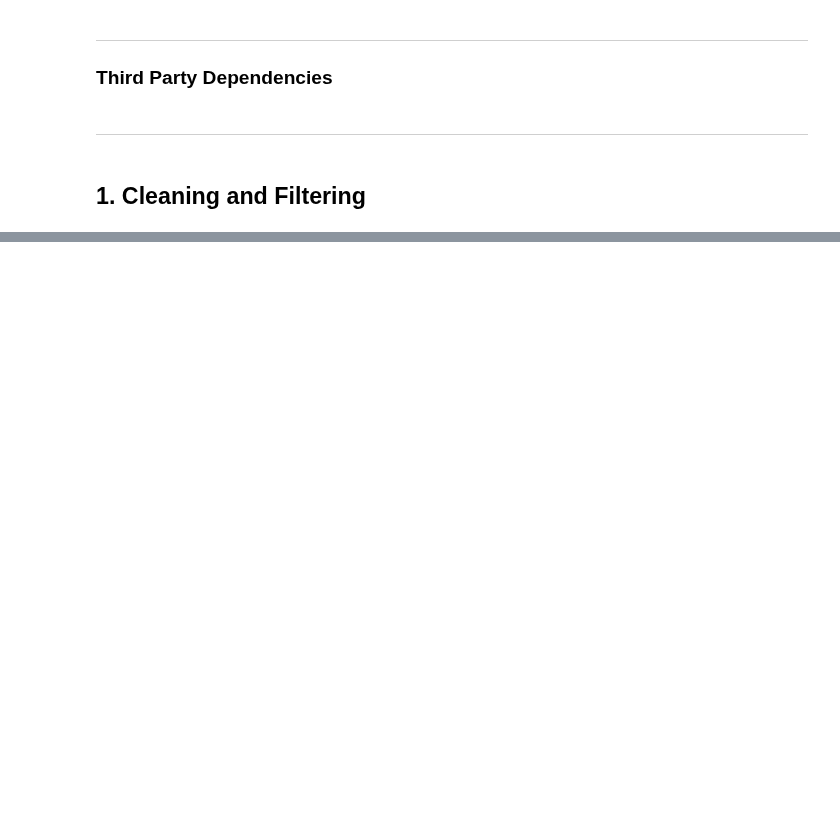
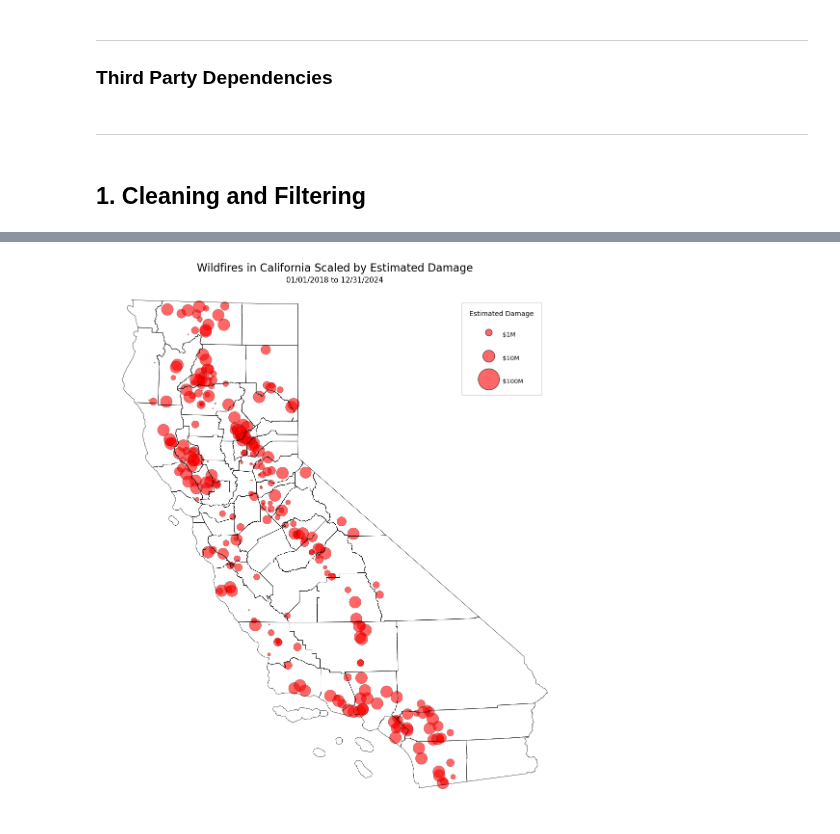
Before and after one commit to dustinlit/California-Wildfire-Ignition-ML-Modeling, a Jupyter notebook: notebooks/01_Fire_Damage_Processing.ipynb, the cells around one changed output, grey strips where cells are left out. Saved outputs shown, nothing was run; the diff lists cells and outputs as text; code cells hidden in the pictures; blank space fills up the shorter version.

```diff
--- a/notebooks/01_Fire_Damage_Processing.ipynb
+++ b/notebooks/01_Fire_Damage_Processing.ipynb
@@ -270,0 +418,11 @@ print("All datasets saved successfully to ../data/raw/damage")
+# %%
+counties_gdf = gpd.read_file('../data/raw/CA_Counties.shp').to_crs(epsg=4326)
+# %%
+fire_gdf = gpd.GeoDataFrame(
+    fire_damages,
+    geometry=gpd.points_from_xy(fire_damages['Lon'], fire_damages['Lat']),
+    crs='EPSG:4326'
+)
+# %%
+fire_proj = fire_gdf.to_crs(epsg=3310)         # California Albers
+counties_proj = counties_gdf.to_crs(epsg=3310)
@@ -270,0 +439,61 @@ print("All datasets saved successfully to ../data/raw/damage")
+# %%
+# Clean damage values (optional: clip large outliers for better scaling)
+damage = fire_proj['Estimated Damage'].clip(upper=1e7)
+
+# Scale circle sizes
+circle_sizes = np.sqrt(damage) / 10 # Square root to reduce skew, adjust divisor to taste
+
+# Plot
+fig, ax = plt.subplots(figsize=(10, 12))
+
+# Plot counties
+counties_proj.boundary.plot(ax=ax, color='black', linewidth=0.5)
+
+# Plot fire points with scaled size
+fire_proj.plot(
+    ax=ax,
+    markersize=circle_sizes,
+    color='red',
+    alpha=0.6,
+    edgecolor='black',
+    linewidth=0.3
+)
+
+# Custom legend
+legend_values = [1e6, 1e7, 1e8]  # Reference damages
+legend_sizes = [np.sqrt(v) / 10 for v in legend_values]
+
+# Create dummy points for the legend
+for size, label in zip(legend_sizes, ['$1M', '$10M', '$100M']):
+    ax.scatter([], [], s=size, color='red', alpha=0.6, edgecolor='black', label=label)
+
+# Apply vertical spacing and style
+ax.legend(
+    title='Estimated Damage',
+    loc='upper right',
+    frameon=True,
+    labelspacing=2.0,      # vertical spacing between labels
+    handleheight=2.5,
+    handlelength=3.0,  # increases size of blank marker handles
+    borderpad=1.3,         # space between legend border and content
+    borderaxespad=4.5,     # space between legend and axes
+    title_fontsize=10,
+    fontsize=9
+)
+
+
+# Add title and formatting
+ax.set_title("Wildfires in California Scaled by Estimated Damage", fontsize=16)
+ax.text(
+    0.5, .987,  # X and Y position in axis coordinates (centered)
+    "01/01/2018 to 12/31/2024",
+    transform=ax.transAxes,
+    ha='center',
+    fontsize=11
+)
+ax.axis('off')
+plt.tight_layout()
+plt.savefig("../plots/fire_damage_circles.png", dpi=300)
+plt.show()
+# %% [output]
+[figure, added]
```
Also changed, not shown: parts of 56 cells of this notebook.
